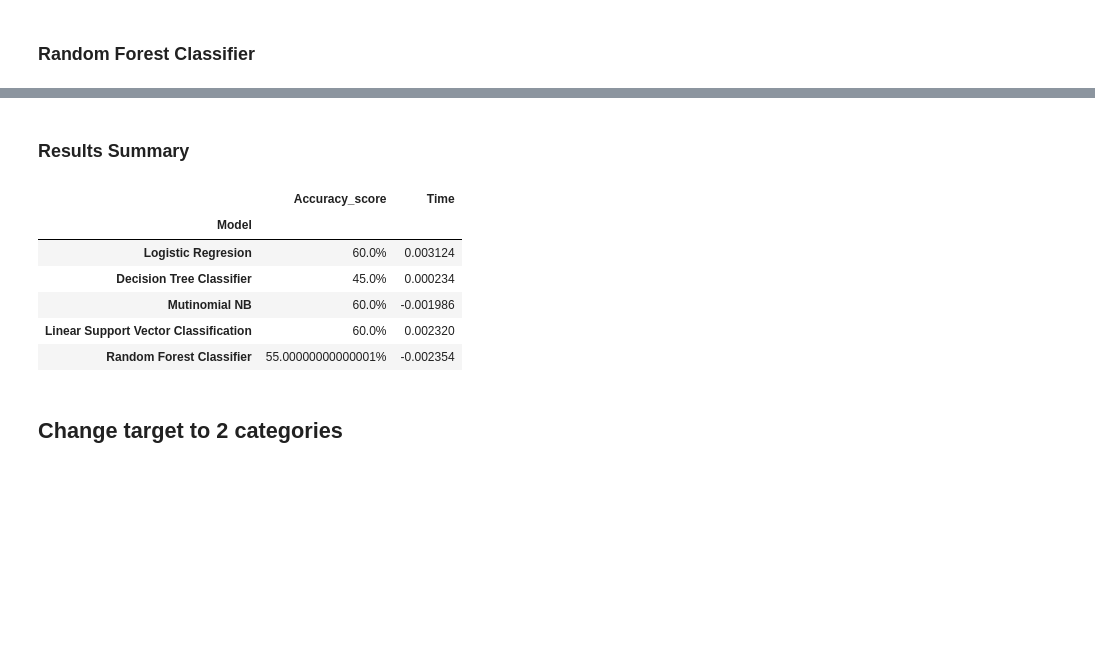
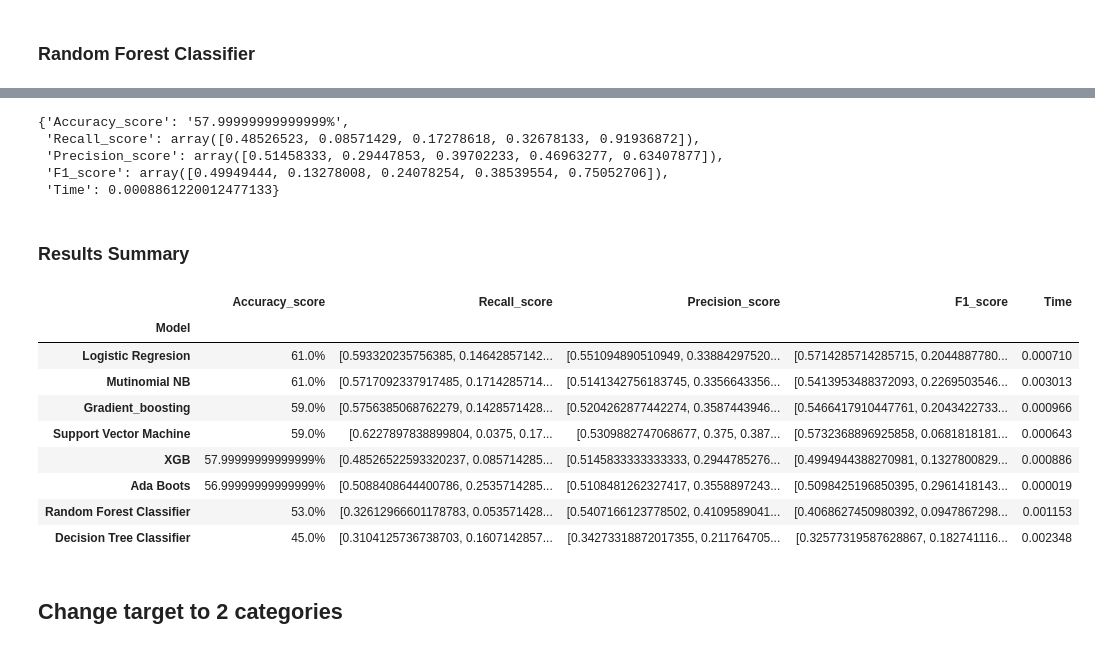
Before and after one commit to Cristinamulas/Text-Classification-And-Sentiment-Analysis-On-Hotel-Reviews, a Jupyter notebook: CountVectorizer and Modelling.ipynb, the cells around one changed output, grey strips where cells are left out. Drawn from its saved outputs; the diff is of its cells as text; code cells hidden in the pictures; blank space fills up the shorter version.

```diff
--- a/CountVectorizer and Modelling.ipynb
+++ b/CountVectorizer and Modelling.ipynb
@@ -449,10 +711,10 @@ svc_tri_grid = clf_grid( LinearSVC() ,df, 'Reviews_tokenize_join', 'tri_target',
 # %% [markdown]
 ### Random Forest Classifier
 # %%
-rf_tri_grid = clf_grid( RandomForestClassifier(), df,'Reviews_tokenize_join', 'tri_target', parameteres = {
-    'clf__n_estimators': [10, 30, 100],
+rf_tri_grid = clf_grid_count_vectorizer( RandomForestClassifier(), df,'Reviews_tokenize_join', 'tri_target', parameteres = {
+#     'clf__n_estimators': [10, 30, 100],
     'clf__criterion': ['gini', 'entropy'],
-    'clf__max_depth': [None, 2, 6, 10],
+#     'clf__max_depth': [None, 2, 6, 10],
     'clf__min_samples_split': [5, 10],
     'clf__min_samples_leaf': [3, 6]
 })
@@ -458,0 +741,7 @@ rf_tri_grid = clf_grid( RandomForestClassifier(), df,'Reviews_tokenize_join', 't
+# %%
+ab_tri_grid = clf_grid_count_vectorizer(AdaBoostClassifier(), df, 'Reviews_tokenize_join', 'tri_target', parameteres = {
+ 'clf__n_estimators': [50, 100],
+ 'clf__learning_rate' : [0.01,0.05,0.1,0.3,1]
+#  'clf__loss' : ['linear', 'square', 'exponential']
+ }
+)
@@ -458,0 +778,6 @@ rf_tri_grid = clf_grid( RandomForestClassifier(), df,'Reviews_tokenize_join', 't
+# %%
+gb_tri_grid = clf_grid_count_vectorizer(GradientBoostingClassifier(), df, 'Reviews_tokenize_join', 'tri_target', parameteres = {'clf__learning_rate': [0.1, 0.05, 0.02, 0.01],
+              'clf__max_depth': [4, 6, 8],
+              'clf__min_samples_leaf': [20, 50,100,150]
+              #'max_features': [1.0, 0.3, 0.1]
+              })
@@ -458,0 +812,8 @@ rf_tri_grid = clf_grid( RandomForestClassifier(), df,'Reviews_tokenize_join', 't
+# %%
+xgb_tri_grid = clf_grid_count_vectorizer(XGBClassifier(), df, 'Reviews_tokenize_join', 'tri_target', parameteres = {
+#         'clf__min_child_weight': [1, 5, 10],
+        'clf__gamma': [0.5, 1, 1.5, 2, 5],
+#         'clf__subsample': [0.6, 0.8, 1.0],
+#         'clf__colsample_bytree': [0.6, 0.8, 1.0],
+        'clf__max_depth': [3, 4, 5]
+        })
@@ -458,0 +838,8 @@ rf_tri_grid = clf_grid( RandomForestClassifier(), df,'Reviews_tokenize_join', 't
+# %%
+xgb_tri_grid
+# %% [output]
+{'Accuracy_score': '57.99999999999999%',
+ 'Recall_score': array([0.48526523, 0.08571429, 0.17278618, 0.32678133, 0.91936872]),
+ 'Precision_score': array([0.51458333, 0.29447853, 0.39702233, 0.46963277, 0.63407877]),
+ 'F1_score': array([0.49949444, 0.13278008, 0.24078254, 0.38539554, 0.75052706]),
+ 'Time': 0.0008861220012477133}
@@ -459,17 +848,22 @@ rf_tri_grid = clf_grid( RandomForestClassifier(), df,'Reviews_tokenize_join', 't
 # %% [markdown]
 ### Results Summary
 # %%
-l= [lg_tri_grid, dt_tri_grid, nb_muti_grid, svc_tri_grid, rf_tri_grid]
+l= [lg_tri_grid, dt_tri_grid, rf_tri_grid, ab_tri_grid, gb_tri_grid, xgb_tri_grid, svc_tri_grid,nb_tri_grid]
+
 df_results_tri_grid = table_results(l)
 df_results_tri_grid.loc[: , ['Accuracy_score', 'Time']]
+df_results_tri_grid.sort_values(by='Accuracy_score', ascending=False)
 # %% [output]
-|  | Accuracy_score | Time |
-| Model |  |  |
-| Logistic Regresion | 60.0% | 0.003124 |
-| Decision Tree Classifier | 45.0% | 0.000234 |
-| Mutinomial NB | 60.0% | -0.001986 |
-| Linear Support Vector Classification | 60.0% | 0.002320 |
-| Random Forest Classifier | 55.00000000000001% | -0.002354 |
+|  | Accuracy_score | Recall_score | Precision_score | F1_score | Time |
+| Model |  |  |  |  |  |
+| Logistic Regresion | 61.0% | [0.593320235756385, 0.14642857142... | [0.551094890510949, 0.33884297520... | [0.5714285714285715, 0.2044887780... | 0.000710 |
+| Mutinomial NB | 61.0% | [0.5717092337917485, 0.1714285714... | [0.5141342756183745, 0.3356643356... | [0.5413953488372093, 0.2269503546... | 0.003013 |
+| Gradient_boosting | 59.0% | [0.5756385068762279, 0.1428571428... | [0.5204262877442274, 0.3587443946... | [0.5466417910447761, 0.2043422733... | 0.000966 |
+| Support Vector Machine | 59.0% | [0.6227897838899804, 0.0375, 0.17... | [0.5309882747068677, 0.375, 0.387... | [0.5732368896925858, 0.0681818181... | 0.000643 |
+| XGB | 57.99999999999999% | [0.48526522593320237, 0.085714285... | [0.5145833333333333, 0.2944785276... | [0.4994944388270981, 0.1327800829... | 0.000886 |
+| Ada Boots | 56.99999999999999% | [0.5088408644400786, 0.2535714285... | [0.5108481262327417, 0.3558897243... | [0.5098425196850395, 0.2961418143... | 0.000019 |
+| Random Forest Classifier | 53.0% | [0.32612966601178783, 0.053571428... | [0.5407166123778502, 0.4109589041... | [0.4068627450980392, 0.0947867298... | 0.001153 |
+| Decision Tree Classifier | 45.0% | [0.3104125736738703, 0.1607142857... | [0.34273318872017355, 0.211764705... | [0.32577319587628867, 0.182741116... | 0.002348 |
 # %%
 df_metrix_tri_grid = unnest_df(df_results_tri_grid)
 # %% [markdown]
```
Also changed, not shown: parts of 109 cells of this notebook, 6 other files.
